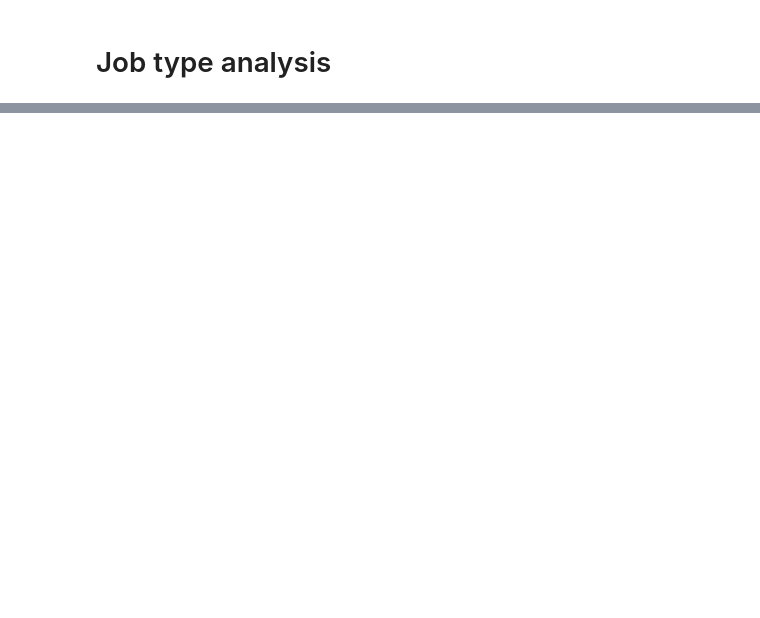
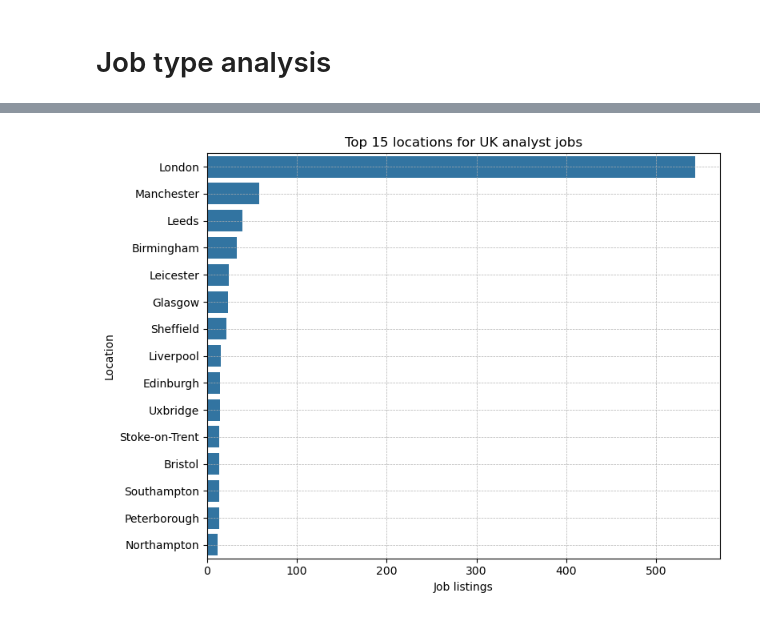
Before and after one commit to CawbyCop/720000069, a Jupyter notebook: blog.ipynb, the cells around one changed output, grey strips where cells are left out. Saved outputs shown, nothing was run; the diff lists cells and outputs as text; code cells hidden in the pictures; blank space fills up the shorter version.

```diff
--- a/blog.ipynb
+++ b/blog.ipynb
@@ -126,0 +131,37 @@ plt.show()
+# %%
+# Handles variants of London to just London
+is_london = df['location'].str.contains('London', case=False, na=False)
+df.loc[is_london, 'location_clean'] = 'London'
+
+# Takes the first part of the location string (main city)
+# "Stoke-on-Trent, Staffordshire" become "Stoke-on-Trent"
+df.loc[~is_london, 'location_clean'] = df.loc[~is_london, 'location'].str.split(',', n=1).str[0].str.strip()
+
+# Handles variants of business park and industrial park to just the city
+park_estate_pattern = r'\s*(Business Park|Industrial Park)$'
+df['location_clean'] = df['location_clean'].str.replace(park_estate_pattern, '', regex=True, case=False).str.strip()
+
+# Handles variants of England to just England
+is_england_region = df['location_clean'].str.contains('England', case=False, na=False)
+df.loc[is_england_region, 'location_clean'] = 'England (region)'
+
+
+
+# pd.set_option('display.max_rows', None)
+# pd.set_option('display.max_columns', None)
+
+# print("\nCleaned locations:\n", df['location_clean'].value_counts())
+
+# pd.reset_option('display.max_rows')
+# pd.reset_option('display.max_columns')
+# %%
+plt.figure(figsize=(8, 6))
+sns.barplot(y=df['location_clean'].value_counts().head(15).index, x=df['location_clean'].value_counts().head(15).values)
+plt.title('Top 15 locations for UK analyst jobs')
+plt.ylabel('Location')
+plt.xlabel('Job listings')
+plt.grid(True, which='major', linestyle='--', linewidth=0.5, axis='both')
+plt.tight_layout()
+plt.show()
+# %% [output]
+[figure, added]
```
Also changed, not shown: parts of 6 cells of this notebook, 2 other files.
